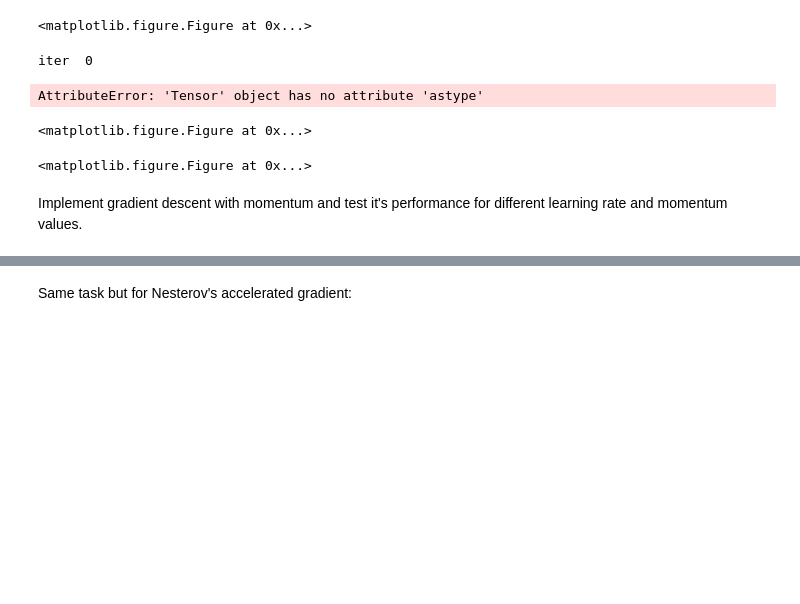
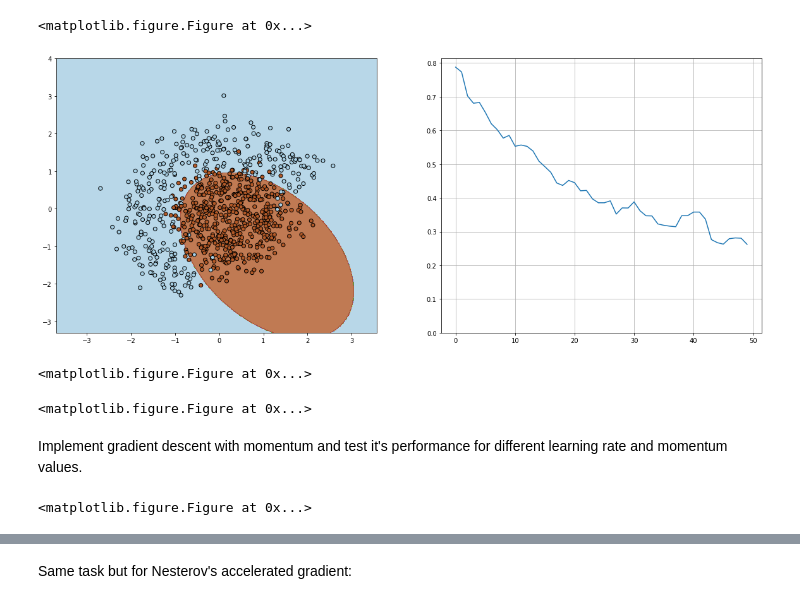
Before and after one commit to ekaterinaMaljutina/au_dl_course, a Jupyter notebook: seminar_2/task_1.ipynb, the cells around one changed output, grey strips where cells are left out. Saved outputs shown, nothing was run; the diff lists cells and outputs as text; code cells hidden in the pictures; blank space fills up the shorter version.

```diff
--- a/seminar_2/task_1.ipynb
+++ b/seminar_2/task_1.ipynb
@@ -55,16 +55,10 @@ __Don't forget to expand X inside classify and other functions__
 Sample classification should not be much harder than computation of sign of dot product.
 # %%
 def expand(X):
-#     """
     X0 = tf.transpose(tf.gather(tf.transpose(X), [0]))
     X1 = tf.transpose(tf.gather(tf.transpose(X), [1]))
-    ones = tf.reshape(tf.ones_like(X0), [-1, 1])
-    return tf.concat([X, X ** 2, X0 * X1, ones], axis=1)
-#     X_ = tf.zeros((X.shape[0], 6))
-#     X0 = tf.transpose(tf.gather(tf.transpose(X), [0]))
-#     X1 = tf.transpose(tf.gather(tf.transpose(X), [1]))
-#     X_ = tf.concat([X, X ** 2, X0 * X1, tf.ones(shape=(X.shape[0], 1), dtype=tf.float32)], axis=1)
-#     return X_
+    X_ = tf.concat([X, X ** 2, X0 * X1, tf.ones_like(X0, dtype=tf.float64)], axis=1)
+    return X_
 
 def classify(X, w):
     """
@@ -72,9 +66,10 @@ def classify(X, w):
     return an array of +1 or -1 predictions
     """
     X = expand(X)
-    X = X.astype(dtype=np.float32)
-    w = w.astype(dtype=np.float32)
-    return  tf.sign(tf.tensordot(X, w, axes = 1))
+    wTx = tf.matmul(X, tf.expand_dims(w, 1))
+    result = tf.where(wTx == 0, tf.ones_like(wTx), tf.sign(wTx))
+    with tf.Session() as sess:
+        return sess.run(result)
 # %% [markdown]
 The loss you should try to minimize is the Hinge Loss:
 
@@ -111,10 +111,17 @@ You can see the example of correct output below this cell before you run it.
 
 **Don't change the batch size!**
 # %%
-w = np.array([1,0,0,0,0,0], dtype=np.float32)
+w = np.array([1, 0, 0, 0, 0, 0], dtype=np.float64)
 
+X_ph = tf.placeholder(dtype=tf.float64, shape=[None, 2], name="X")
+Y_ph = tf.placeholder(dtype=tf.float64, shape=[None], name="Y")
+W_ph = tf.placeholder(dtype=tf.float64, shape=[6],name="W")
 
-alpha = 0 # learning rate
+loss_op = compute_loss(X_ph, Y_ph, W_ph)
+grad_op = compute_grad(X_ph, Y_ph, W_ph)
+
+alpha = 0.1  # learning rate
+param_update_op = W_ph - grad_op * alpha
 
 n_iter = 50
 batch_size = 4
@@ -123,29 +130,39 @@ plt.figure(figsize=(12,5))
 # %% [output]
 <matplotlib.figure.Figure at 0x...>
 <matplotlib.figure.Figure at 0x...>
-# %%
-X = X.astype(dtype=np.float32)
-y = y.astype(dtype=np.float32)
 # %%
-
-
 with tf.Session() as sess:
     for i in range(n_iter):
-        print("iter ", i)
         ind = random.sample(range(X.shape[0]), batch_size)
-        loss[i] = sess.run(compute_loss(X[ind], y[ind], w))
-        visualize(X[ind,:], y[ind], w, loss, n_iter)
+        batch_loss = sess.run(loss_op, feed_dict={X_ph: X, Y_ph: y, W_ph: w})
+        loss[i] = batch_loss
 
-        grad = compute_grad(X[ind], y[ind], w)
-        w = sess.run(w - grad * alpha)
+        w_new = sess.run(param_update_op, feed_dict={X_ph: X[ind, :], Y_ph: y[ind],  W_ph: w})
+        w = w_new
 
 visualize(X, y, w, loss, n_iter)
 plt.clf()
 # %% [output]
+[figure, added]
-iter  0
+<matplotlib.figure.Figure at 0x...>
-AttributeError: 'Tensor' object has no attribute 'astype'
+<matplotlib.figure.Figure at 0x...>
-<matplotlib.figure.Figure at 0x...>
-<matplotlib.figure.Figure at 0x...>
 # %% [markdown]
 Implement gradient descent with momentum and test it's performance for different learning rate and momentum values.
+# %%
+w = np.array([1,0,0,0,0,0], dtype=np.float32)
+v = np.zeros(6, dtype=np.float32)
+
+alpha = 0.1 # learning rate
+mu    = 0.4 # momentum
+
+n_iter = 50
+batch_size = 4
+loss = np.zeros(n_iter)
+plt.figure(figsize=(12,5))
+
+V_ph = tf.placeholder(dtype=tf.float64, name='momentum')
+V_op = mu * V_ph - alpha * grad_op
+param_update_op = V_op + W_ph
+# %% [output]
+<matplotlib.figure.Figure at 0x...>
 # %%
```
Also changed, not shown: parts of 12 cells of this notebook.
